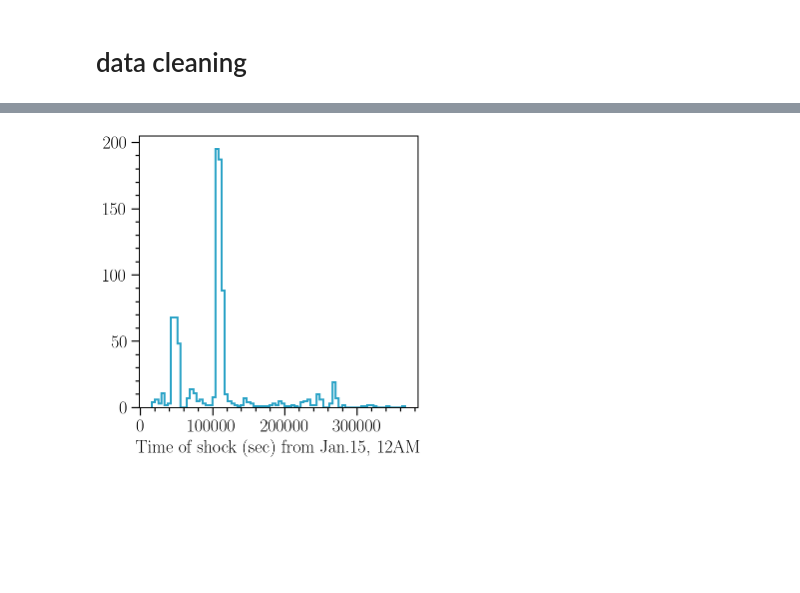
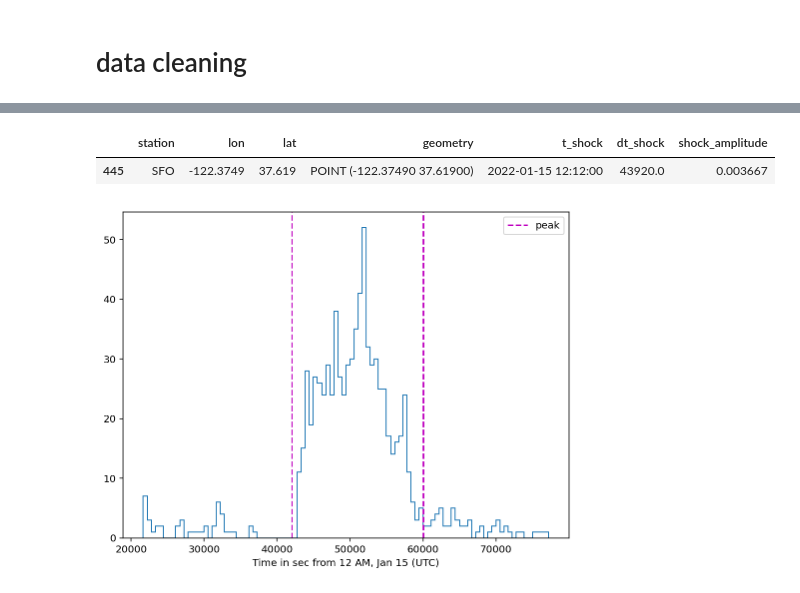
Before and after one commit to yanglyu902/tonga-volcano-shockwave-study, a Jupyter notebook: analysis.ipynb, the cells around one changed output, grey strips where cells are left out. Drawn from its saved outputs; the diff is of its cells as text; code cells hidden in the pictures; blank space fills up the shorter version.

```diff
--- a/analysis.ipynb
+++ b/analysis.ipynb
@@ -54,11 +58,11 @@ print(f'# of non-empty stations: {len(stations_non_empty)}')
 # %%
 # get location of all stations and transform to geopandas frame
-df_stations = pd.read_csv('data/stations_US.csv', index_col=0)
+df_all_stations = pd.read_csv('data/stations_US.csv', index_col=0)
 
-df_stations = gpd.GeoDataFrame(
-    df_stations, geometry=gpd.points_from_xy(df_stations['lon'], df_stations['lat']))
-print('total number of stations: ' + str(len(df_stations)))
+df_all_stations = gpd.GeoDataFrame(
+    df_all_stations, geometry=gpd.points_from_xy(df_all_stations['lon'], df_all_stations['lat']))
+print('total number of stations: ' + str(len(df_all_stations)))
 
-all_stations = list(df_stations['station'])
-df_stations.head()
+all_stations = list(df_all_stations['station'])
+df_all_stations.head()
 # %% [output]
@@ -82,15 +86,22 @@ df_world.head()
 | 4 | 326625791 | North America | United States of America | USA | 18560000.0 | MULTIPOLYGON (((-122.84000 49.000... |
 # %% [markdown]
 # data cleaning
+# %%
+# subset?
+
+df_series = df_empty.copy()
+
+date_start = datetime.datetime(2022, 1, 15, 8, 0, 0)
+date_end = datetime.datetime(2022, 1, 15, 18, 0, 0)
+df_series = df_series.loc[(pd.to_datetime(df_series['time']) > date_start) & (df_series['time'] < date_end)]
 # %%
-# clean nulls
-df_series = df_empty.copy()
 df_series = df_series[df_series.columns[df_series.isnull().mean() < 0.9]]
 df_series.head()
 
 stations = df_series.columns[1:]
 
 # delete stations with no data
+df_stations = df_all_stations.copy()
 for s in df_stations['station']:
     if s not in stations:
         df_stations.drop(df_stations[df_stations['station']==s].index, inplace=True)
@@ -128,12 +201,13 @@ show_gradient('ORD')
 # %%
 # calculate percent change and find time of shock wave arriving
-curr_period = 5
 
 t_shock = []
 dt_shock = []
 amplitude = []
 for s in df_stations['station']:
-    changes = df_series[s].pct_change(periods=curr_period) # find percentage change
+    # changes = df_series[s].pct_change(periods=curr_period) # find percentage change
+    changes = np.gradient(df_series[s], 3)
+    changes[np.isnan(changes)] = 100
     t_min = df_series['time'].loc[changes == np.min(changes)] # TimeStamp corresponding to most negative change
 
     # plt.figure()
@@ -196,11 +264,22 @@ Locator attempting to generate 1319 ticks ([19006.756944444445, ..., 19012.24861
+# %%
+df_stations[df_stations['station']=='SFO']
+# %% [output]
+|  | station | lon | lat | geometry | t_shock | dt_shock | shock_amplitude |
+| 445 | SFO | -122.3749 | 37.619 | POINT (-122.37490 37.61900) | 2022-01-15 12:12:00 | 43920.0 | 0.003667 |
 # %%
 # distribution of shock wave time?
+left = 42000 # 210000 # 42000
+right = 60000 # 240000 # 60000
 
-plt.hist(df_stations['dt_shock'],bins=80, histtype='step')
-plt.xlabel('Time of shock (sec) from Jan.15, 12AM')
+plt.figure(figsize=(8,6))
+plt.hist(df_stations['dt_shock'],bins=100, histtype='step')
+plt.axvline(left, linestyle='--', color='m')
+plt.axvline(right, linestyle='--', color='m', label='peak')
+plt.xlabel('Time in sec from 12 AM, Jan 15 (UTC)')
+plt.legend()
 plt.show()
 # %% [output]
-[figure, old version]
+[figure, new version]
 # %%
 plt.hist(df_stations['shock_amplitude'],bins=80, histtype='step', log=True)
 plt.xlabel('Relative amplitude of shockwave')
```
Also changed, not shown: parts of 23 cells of this notebook, 3 other files.
